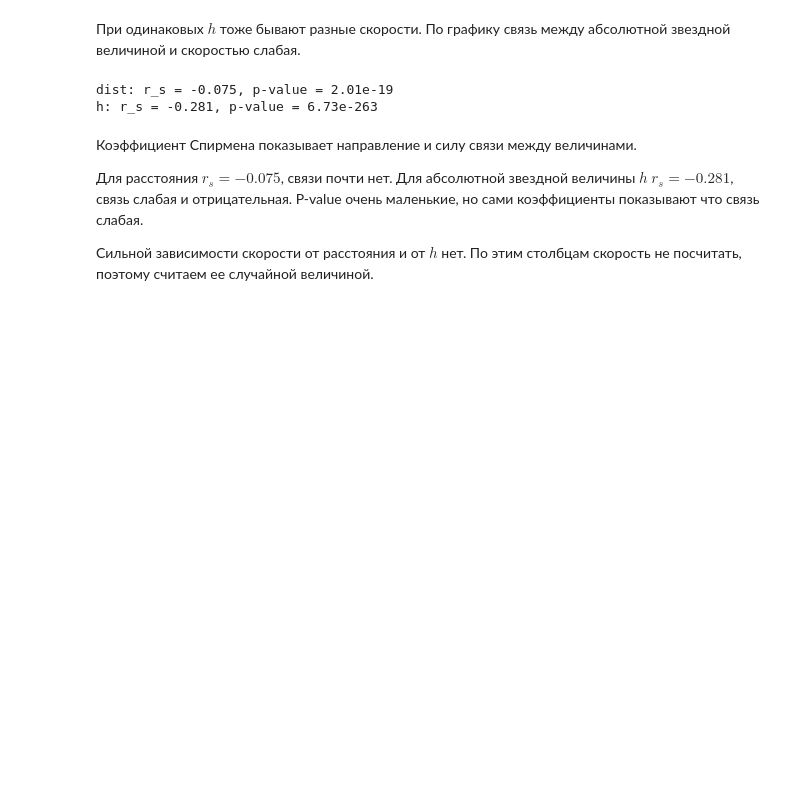
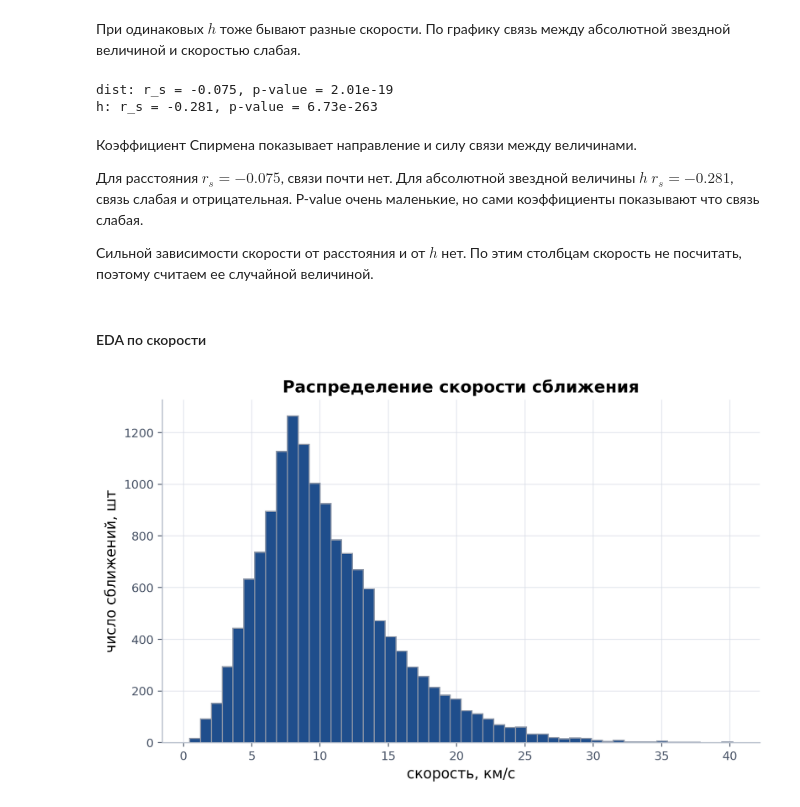
Before and after one commit to kotok9/app-stat-lab01, a Jupyter notebook: lab01_asteroids.ipynb, the cells around one changed output. Drawn from its saved outputs; the diff is of its cells as text; code cells hidden in the pictures; blank space fills up the shorter version.

Commit message:
EDA скорости сближения

```diff
--- a/lab01_asteroids.ipynb
+++ b/lab01_asteroids.ipynb
@@ -159,3 +159,14 @@ h: r_s = -0.281, p-value = 6.73e-263
 Для расстояния $r_s = -0.075$, связи почти нет. Для абсолютной звездной величины $h$ $r_s = -0.281$, связь слабая и отрицательная. P-value очень маленькие, но сами коэффициенты показывают что связь слабая.
 
 Сильной зависимости скорости от расстояния и от $h$ нет. По этим столбцам скорость не посчитать, поэтому считаем ее случайной величиной.
+# %% [markdown]
+#### EDA по скорости
+# %%
+v = df["v_rel"].dropna()
+plt.hist(v, bins=50, color=C_DATA, edgecolor=C_MUTED)
+plt.title("Распределение скорости сближения")
+plt.xlabel("скорость, км/с")
+plt.ylabel("число сближений, шт")
+plt.show()
+# %% [output]
+[figure, added]
```
Also changed, not shown: parts of 8 cells of this notebook.
